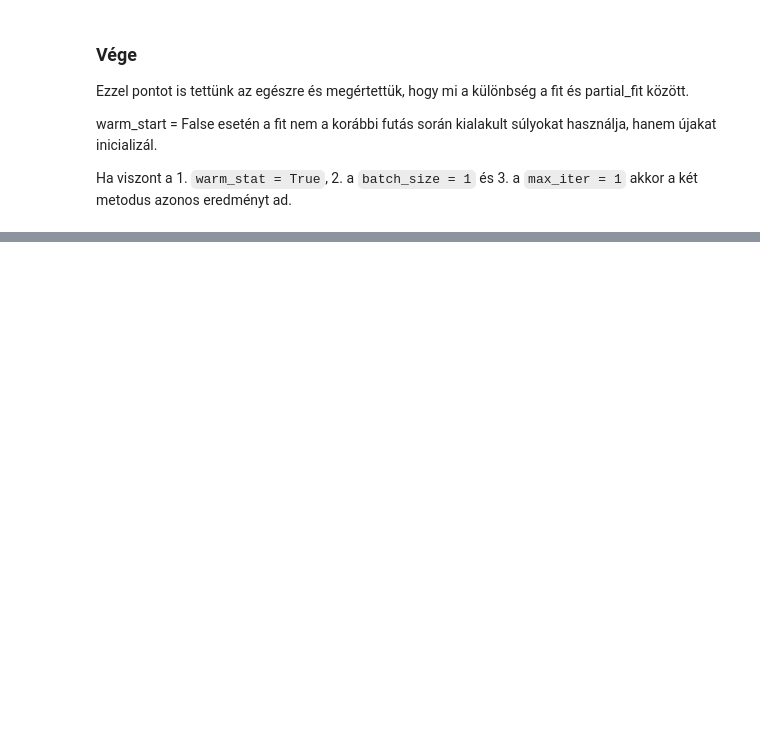
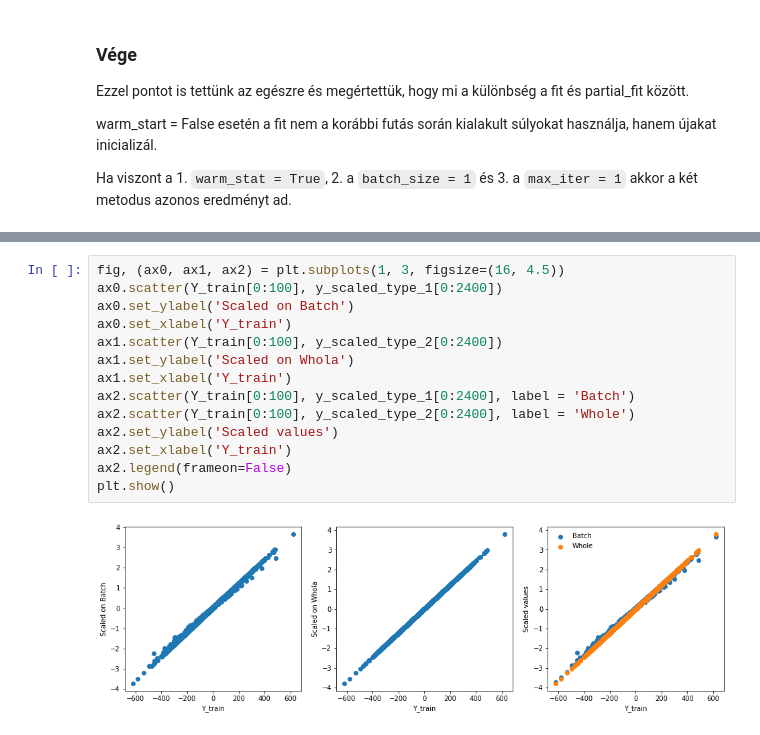
Before and after one commit to JoDeMiro/DeepLearningIntroduction, a Jupyter notebook: Sklearn_Online_Learning.ipynb, the cells around one changed output, grey strips where cells are left out. Drawn from its saved outputs; the diff is of its cells as text; blank space fills up the shorter version.

```diff
--- a/Sklearn_Online_Learning.ipynb
+++ b/Sklearn_Online_Learning.ipynb
@@ -653,0 +880,16 @@ Ha viszont a 1. `warm_stat = True`, 2. a `batch_size = 1` és 3. a `max_iter = 1
+# %%
+fig, (ax0, ax1, ax2) = plt.subplots(1, 3, figsize=(16, 4.5))
+ax0.scatter(Y_train[0:100], y_scaled_type_1[0:2400])
+ax0.set_ylabel('Scaled on Batch')
+ax0.set_xlabel('Y_train')
+ax1.scatter(Y_train[0:100], y_scaled_type_2[0:2400])
+ax1.set_ylabel('Scaled on Whola')
+ax1.set_xlabel('Y_train')
+ax2.scatter(Y_train[0:100], y_scaled_type_1[0:2400], label = 'Batch')
+ax2.scatter(Y_train[0:100], y_scaled_type_2[0:2400], label = 'Whole')
+ax2.set_ylabel('Scaled values')
+ax2.set_xlabel('Y_train')
+ax2.legend(frameon=False)
+plt.show()
+# %% [output]
+[figure, added]
```
Also changed, not shown: parts of 18 cells of this notebook.
